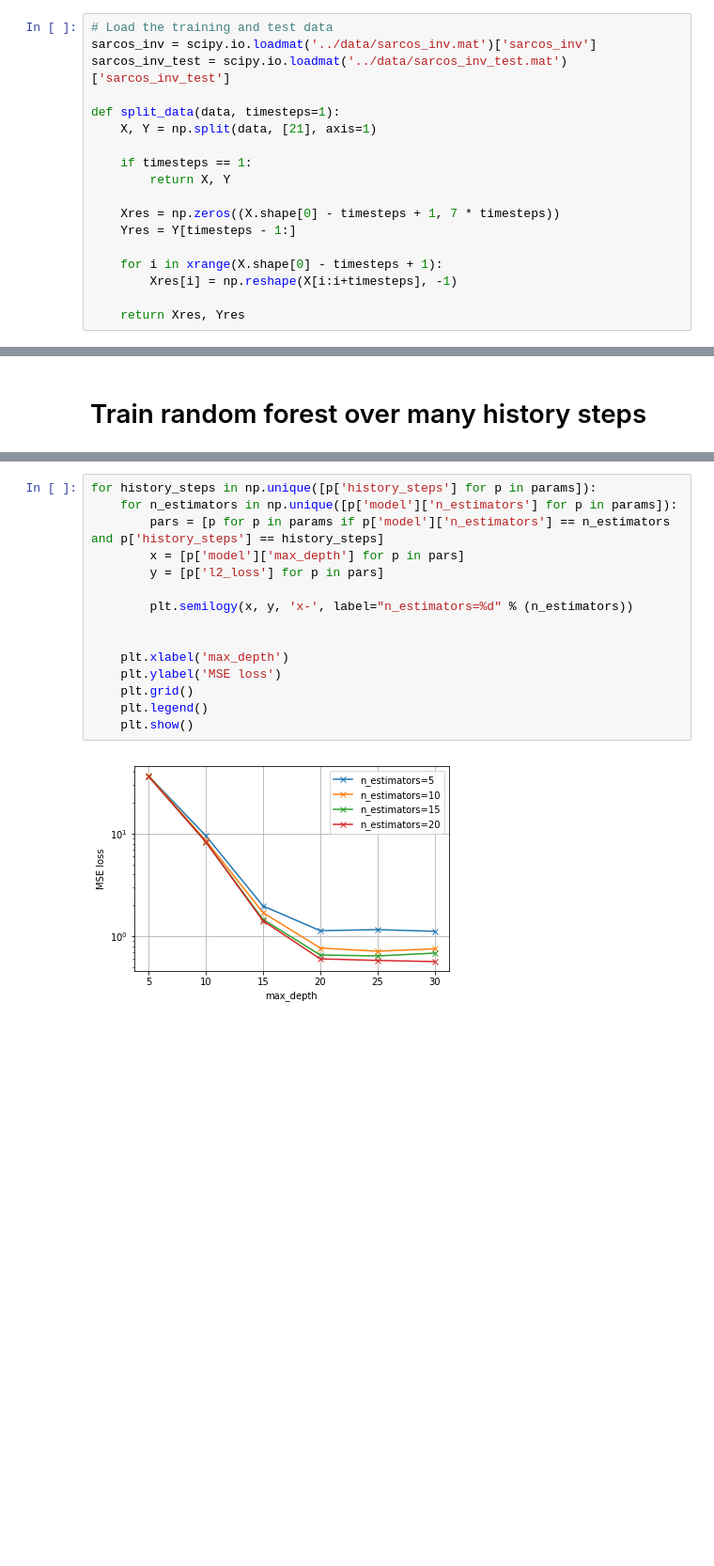
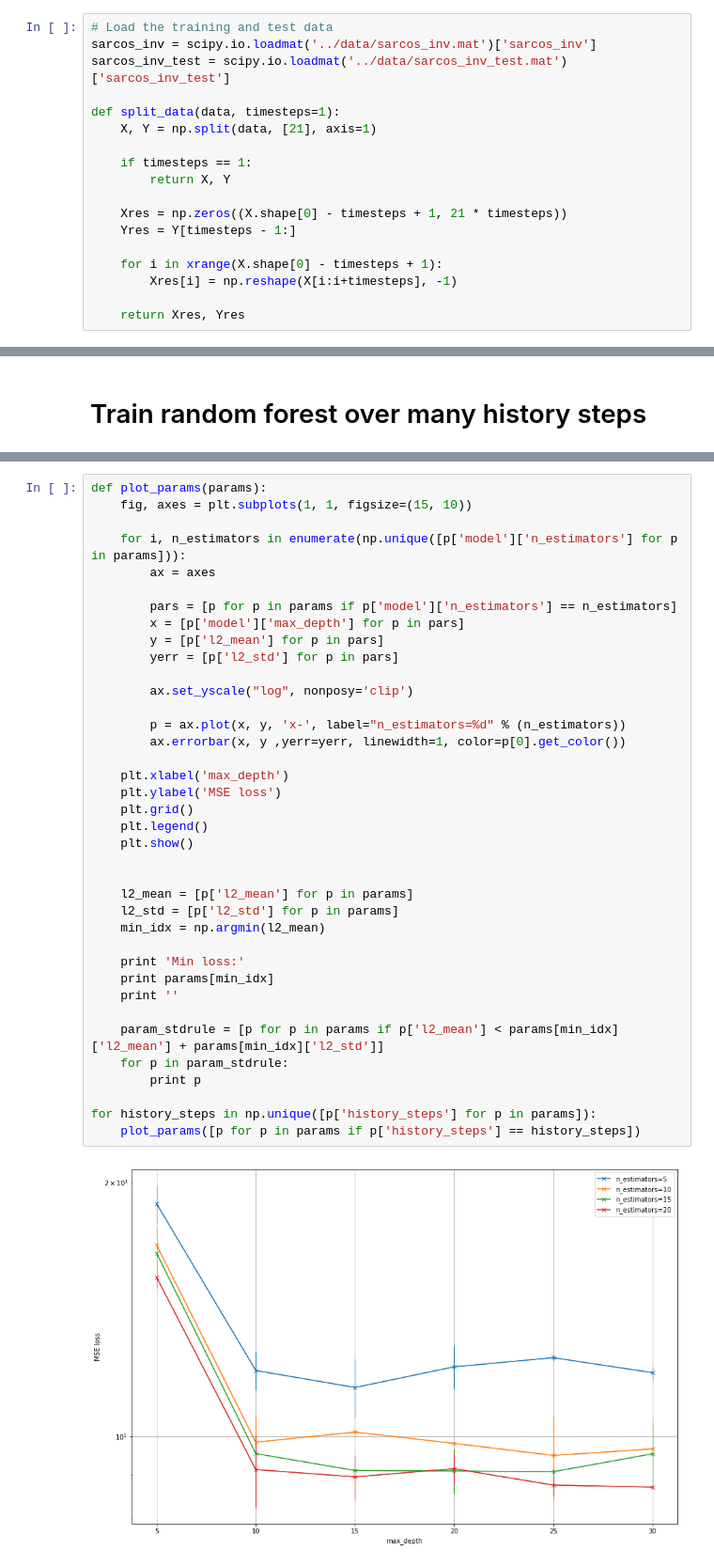
Before and after one commit to kvour/Intro_ML_Project, a Jupyter notebook: random_forest/01_basic.ipynb, the cells around one changed output, grey strips where cells are left out. Shown at 94% size. Saved outputs shown, nothing was run; the diff lists cells and outputs as text; blank space fills up the shorter version.

```diff
--- a/random_forest/01_basic.ipynb
+++ b/random_forest/01_basic.ipynb
@@ -34,7 +37,7 @@ def split_data(data, timesteps=1):
     if timesteps == 1:
         return X, Y
 
-    Xres = np.zeros((X.shape[0] - timesteps + 1, 7 * timesteps))
+    Xres = np.zeros((X.shape[0] - timesteps + 1, 21 * timesteps))
     Yres = Y[timesteps - 1:]
 
     for i in xrange(X.shape[0] - timesteps + 1):
@@ -149,17 +212,40 @@ done
 # %%
-for history_steps in np.unique([p['history_steps'] for p in params]):
-    for n_estimators in np.unique([p['model']['n_estimators'] for p in params]):
-        pars = [p for p in params if p['model']['n_estimators'] == n_estimators and p['history_steps'] == history_steps]
+def plot_params(params):
+    fig, axes = plt.subplots(1, 1, figsize=(15, 10))
+
+    for i, n_estimators in enumerate(np.unique([p['model']['n_estimators'] for p in params])):
+        ax = axes
+
+        pars = [p for p in params if p['model']['n_estimators'] == n_estimators]
         x = [p['model']['max_depth'] for p in pars]
-        y = [p['l2_loss'] for p in pars]
+        y = [p['l2_mean'] for p in pars]
+        yerr = [p['l2_std'] for p in pars]
 
-        plt.semilogy(x, y, 'x-', label="n_estimators=%d" % (n_estimators))
+        ax.set_yscale("log", nonposy='clip')
 
+        p = ax.plot(x, y, 'x-', label="n_estimators=%d" % (n_estimators))
+        ax.errorbar(x, y ,yerr=yerr, linewidth=1, color=p[0].get_color())
 
     plt.xlabel('max_depth')
     plt.ylabel('MSE loss')
     plt.grid()
     plt.legend()
     plt.show()
+
+
+    l2_mean = [p['l2_mean'] for p in params]
+    l2_std = [p['l2_std'] for p in params]
+    min_idx = np.argmin(l2_mean)
+
+    print 'Min loss:'
+    print params[min_idx]
+    print ''
+
+    param_stdrule = [p for p in params if p['l2_mean'] < params[min_idx]['l2_mean'] + params[min_idx]['l2_std']]
+    for p in param_stdrule:
+        print p
+
+for history_steps in np.unique([p['history_steps'] for p in params]):
+    plot_params([p for p in params if p['history_steps'] == history_steps])
 # %% [output]
-[figure, old version]
+[figure, new version]
```
Also changed, not shown: parts of 7 cells of this notebook, 2 other files.
